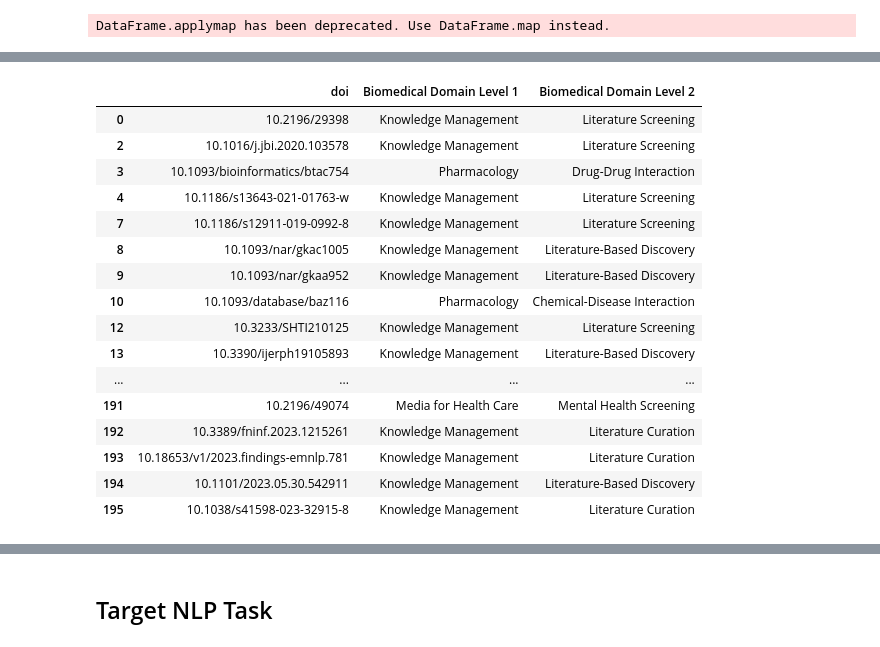
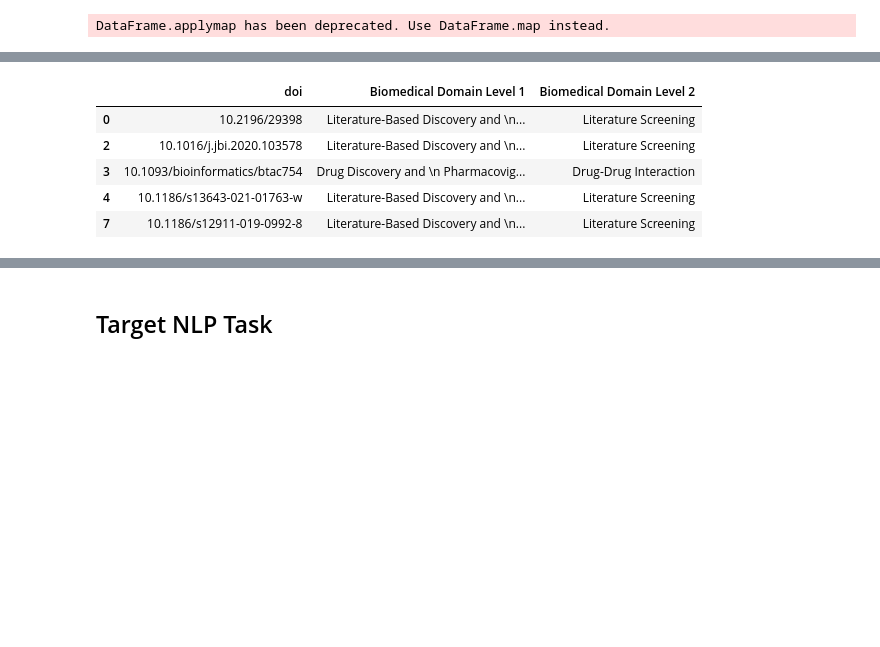
Before and after one commit to Ineichen-Group/LiteratureReview-LLM-Biomedicine, a Jupyter notebook: Literature Review.ipynb, the cells around one changed output, grey strips where cells are left out. Saved outputs shown, nothing was run; the diff lists cells and outputs as text; code cells hidden in the pictures; blank space fills up the shorter version.

```diff
--- a/Literature Review.ipynb
+++ b/Literature Review.ipynb
@@ -1225,3 +1226,17 @@ df[['Biomedical Domain', 'Biomedical Domain Level 1', 'Biomedical Domain Level 2
+# %%
+# Mapping dictionary based on the provided mappings
+mapping = {
+    'Biology': 'Biological Data Analysis',
+    'Clinical': 'Clinical Applications',
+    'Evidence Synthesis': 'Literature-Based Discovery and \n Knowledge Extraction',
+    'General Biomedical Text Mining': 'Methodological Advances in NLP',
+    'Knowledge Management': 'Literature-Based Discovery and \n Knowledge Extraction',
+    'Media for Health Care': 'Public Health and \n Social Media Analysis',
+    'Pharmacology': 'Drug Discovery and \n Pharmacovigilance'
+}
+
+# Replace values in the "Biomedical Domain Level 1" column
+df['Biomedical Domain Level 1'] = df['Biomedical Domain Level 1'].map(mapping)
 # %%
 import textwrap
 # %%
@@ -1271,7 +1286,7 @@ sum(category_counts)
 # %% [output]
 196
 # %%
-filtered_df = df[(df['Biomedical Domain Level 1'] == 'Knowledge Management') | (df['Biomedical Domain Level 1'] == 'Pharmacology') | (df['Biomedical Domain Level 1'] == 'Media for Health Care')| (df['Biomedical Domain Level 1'] == 'Clinical')]
+filtered_df = df[(df['Biomedical Domain Level 1'] == 'Literature-Based Discovery and \n Knowledge Extraction') | (df['Biomedical Domain Level 1'] == 'Drug Discovery and \n Pharmacovigilance') | (df['Biomedical Domain Level 1'] == 'Public Health and \n Social Media Analysis')| (df['Biomedical Domain Level 1'] == 'Clinical Applications')]
 filtered_df = filtered_df.applymap(lambda x: x.strip() if isinstance(x, str) else x)
 filtered_df['Biomedical Domain Level 2'].fillna("missing", inplace=True)
 # %% [output]
@@ -1279,23 +1303,12 @@ DataFrame.applymap has been deprecated. Use DataFrame.map instead.
 # %%
-filtered_df[['doi','Biomedical Domain Level 1', 'Biomedical Domain Level 2']]
+filtered_df[['doi','Biomedical Domain Level 1', 'Biomedical Domain Level 2']].head()
 # %% [output]
 |  | doi | Biomedical Domain Level 1 | Biomedical Domain Level 2 |
-| 0 | 10.2196/29398 | Knowledge Management | Literature Screening |
-| 2 | 10.1016/j.jbi.2020.103578 | Knowledge Management | Literature Screening |
-| 3 | 10.1093/bioinformatics/btac754 | Pharmacology | Drug-Drug Interaction |
-| 4 | 10.1186/s13643-021-01763-w | Knowledge Management | Literature Screening |
-| 7 | 10.1186/s12911-019-0992-8 | Knowledge Management | Literature Screening |
-| 8 | 10.1093/nar/gkac1005 | Knowledge Management | Literature-Based Discovery |
-| 9 | 10.1093/nar/gkaa952 | Knowledge Management | Literature-Based Discovery |
-| 10 | 10.1093/database/baz116 | Pharmacology | Chemical-Disease Interaction |
-| 12 | 10.3233/SHTI210125 | Knowledge Management | Literature Screening |
-| 13 | 10.3390/ijerph19105893 | Knowledge Management | Literature-Based Discovery |
-| ... | ... | ... | ... |
-| 191 | 10.2196/49074 | Media for Health Care | Mental Health Screening |
-| 192 | 10.3389/fninf.2023.1215261 | Knowledge Management | Literature Curation |
-| 193 | 10.18653/v1/2023.findings-emnlp.781 | Knowledge Management | Literature Curation |
-| 194 | 10.1101/2023.05.30.542911 | Knowledge Management | Literature-Based Discovery |
-| 195 | 10.1038/s41598-023-32915-8 | Knowledge Management | Literature Curation |
+| 0 | 10.2196/29398 | Literature-Based Discovery and \n... | Literature Screening |
+| 2 | 10.1016/j.jbi.2020.103578 | Literature-Based Discovery and \n... | Literature Screening |
+| 3 | 10.1093/bioinformatics/btac754 | Drug Discovery and \n Pharmacovig... | Drug-Drug Interaction |
+| 4 | 10.1186/s13643-021-01763-w | Literature-Based Discovery and \n... | Literature Screening |
+| 7 | 10.1186/s12911-019-0992-8 | Literature-Based Discovery and \n... | Literature Screening |
 # %%
 import plotly.express as px
 
```
Also changed, not shown: parts of 43 cells of this notebook.
